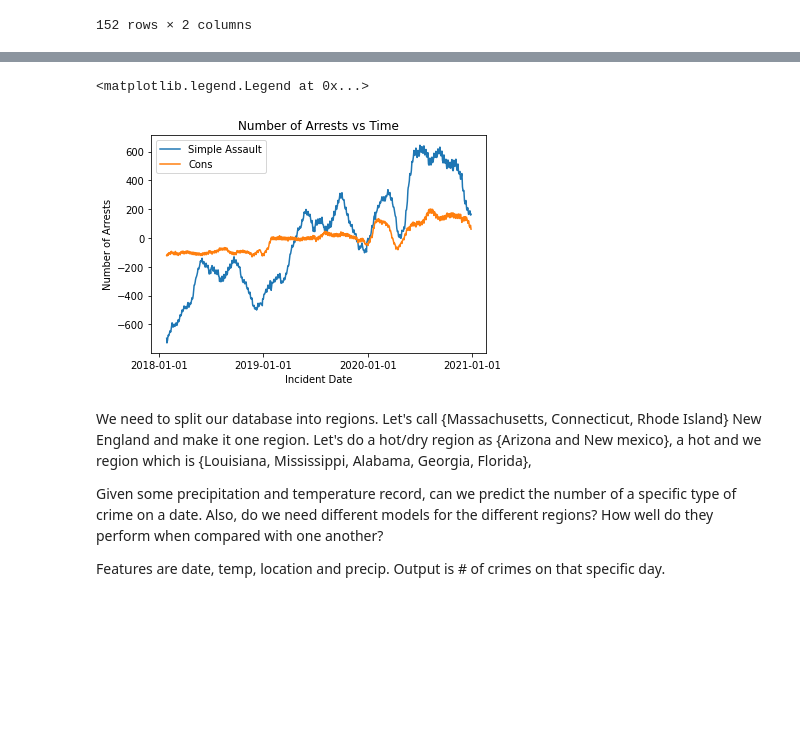
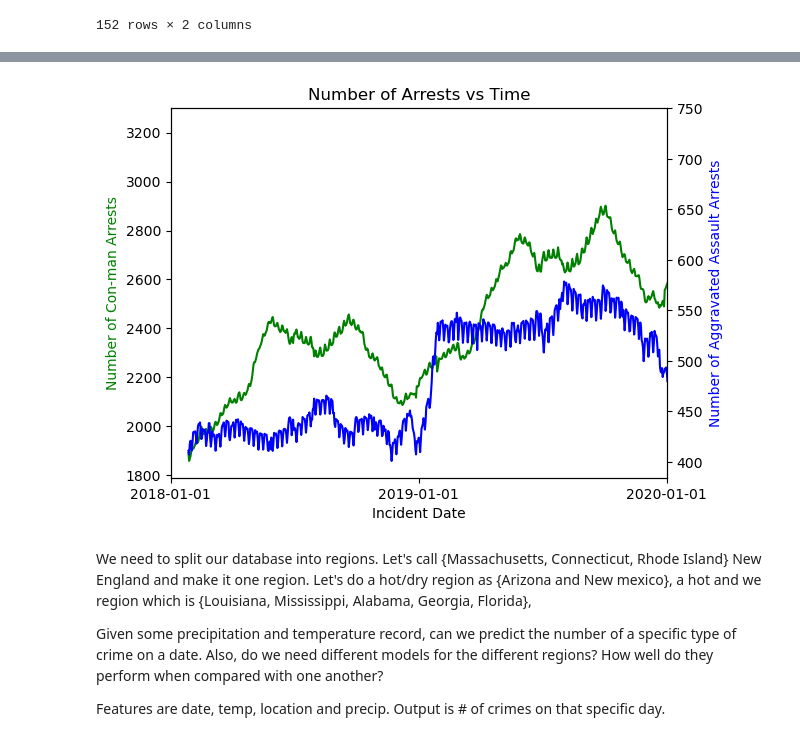
Before and after one commit to gavintchan/data200-grad-project, a Jupyter notebook: data200_grad_project.ipynb, the cells around one changed output, grey strips where cells are left out. Cells and saved outputs as stored; diff of their text form; code cells hidden in the pictures; blank space fills up the shorter version.

```diff
--- a/data200_grad_project.ipynb
+++ b/data200_grad_project.ipynb
@@ -688,23 +668,25 @@ plt.legend(["All Data", "7-Day Moving Average"])
 # %%
 #There appears to be some seasonality in the data-- let's compare between a violent and nonviolent
 #crime to see if there is seasonality in both
 
 aggAssaultOnly = df_crime_data[df_crime_data['UCR Offense Code'] == "Simple Assault"]
 aggAssaultOnly = aggAssaultOnly.groupby("Incident Date").count().iloc[:,0]
 
 consOnly = df_crime_data[df_crime_data["UCR Offense Code"] == "False Pretenses/Swindle/Confidence Game"]
 consOnly = consOnly.groupby("Incident Date").count().iloc[:,0]
 fig, ax = plt.subplots()
-sns.lineplot(x = aggAssaultOnly.index,y=aggAssaultOnly.rolling(30).mean().shift(-3)-aggAssaultOnly.mean(),ax=ax)
-sns.lineplot(x = consOnly.index, y = consOnly.rolling(30).mean().shift(-3)-consOnly.mean(),ax=ax)
+sns.lineplot(x = aggAssaultOnly.index,y=aggAssaultOnly.rolling(30).mean().shift(-3),ax=ax,color = "g")
+plt.ylabel("Number of ""Con-man"" Arrests",color="g")
+
+ax2 = plt.twinx()
+sns.lineplot(x = consOnly.index, y = consOnly.rolling(30).mean().shift(-3),ax=ax2, color = "b")
 plt.xticks(["2018-01-01", "2019-01-01","2020-01-01","2021-01-01"])
 plt.xlabel("Incident Date")
-plt.ylabel("Number of Arrests")
+plt.ylabel("Number of Aggravated Assault Arrests",color="b")
 plt.title("Number of Arrests vs Time")
-plt.legend(["Simple Assault", "Cons"])
+plt.xlim(pd.to_datetime("2018-01-01"), pd.to_datetime("2020-01-01"));
 # %% [output]
-<matplotlib.legend.Legend at 0x...>
-[figure, old version]
+[figure, new version]
 # %% [markdown]
 We need to split our database into regions. Let's call {Massachusetts, Connecticut, Rhode Island} New England and make it one region. Let's do a hot/dry region as {Arizona and New mexico}, a hot and we region which is {Louisiana, Mississippi, Alabama, Georgia, Florida},
 
```
Also changed, not shown: parts of 17 cells of this notebook.
